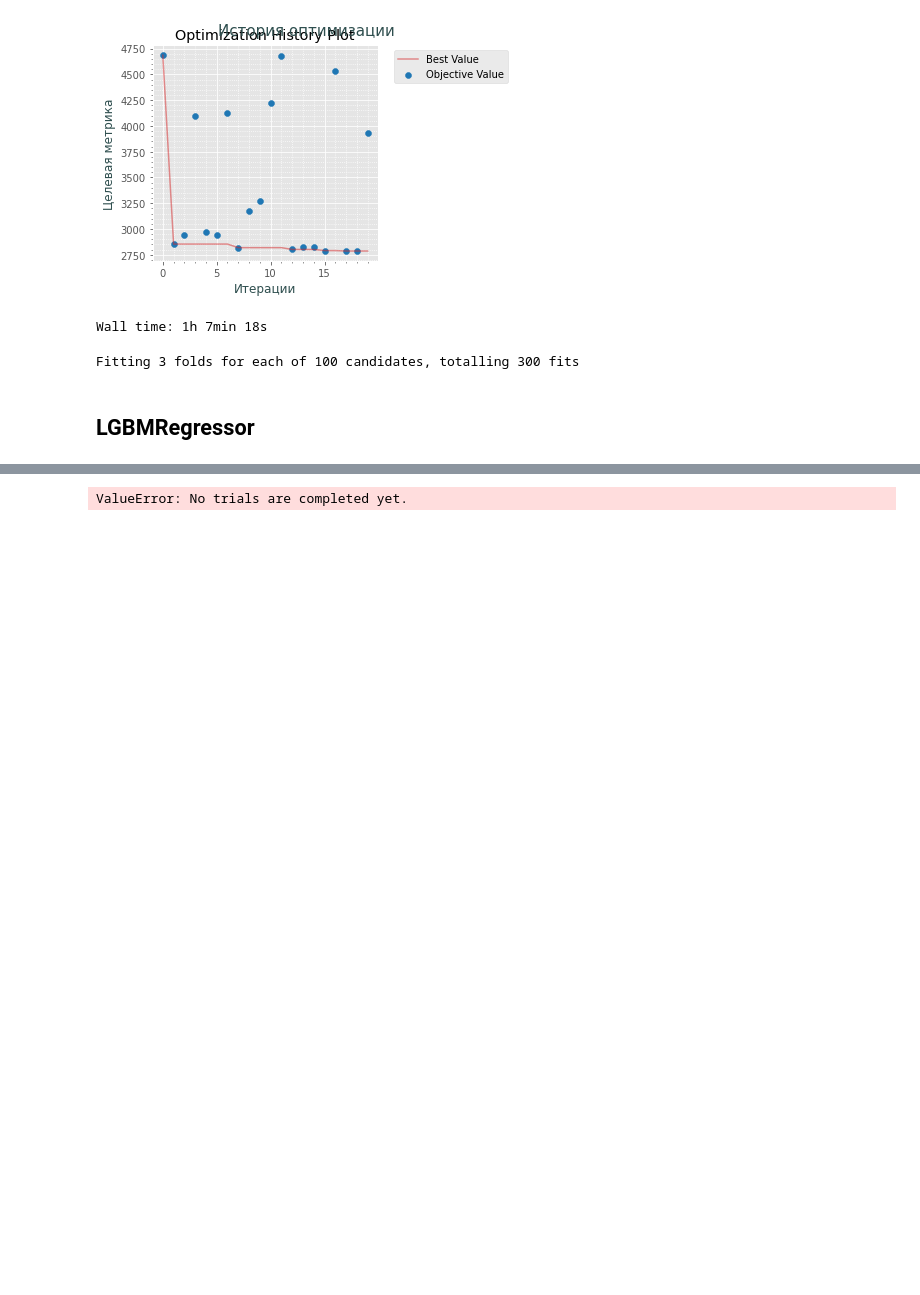
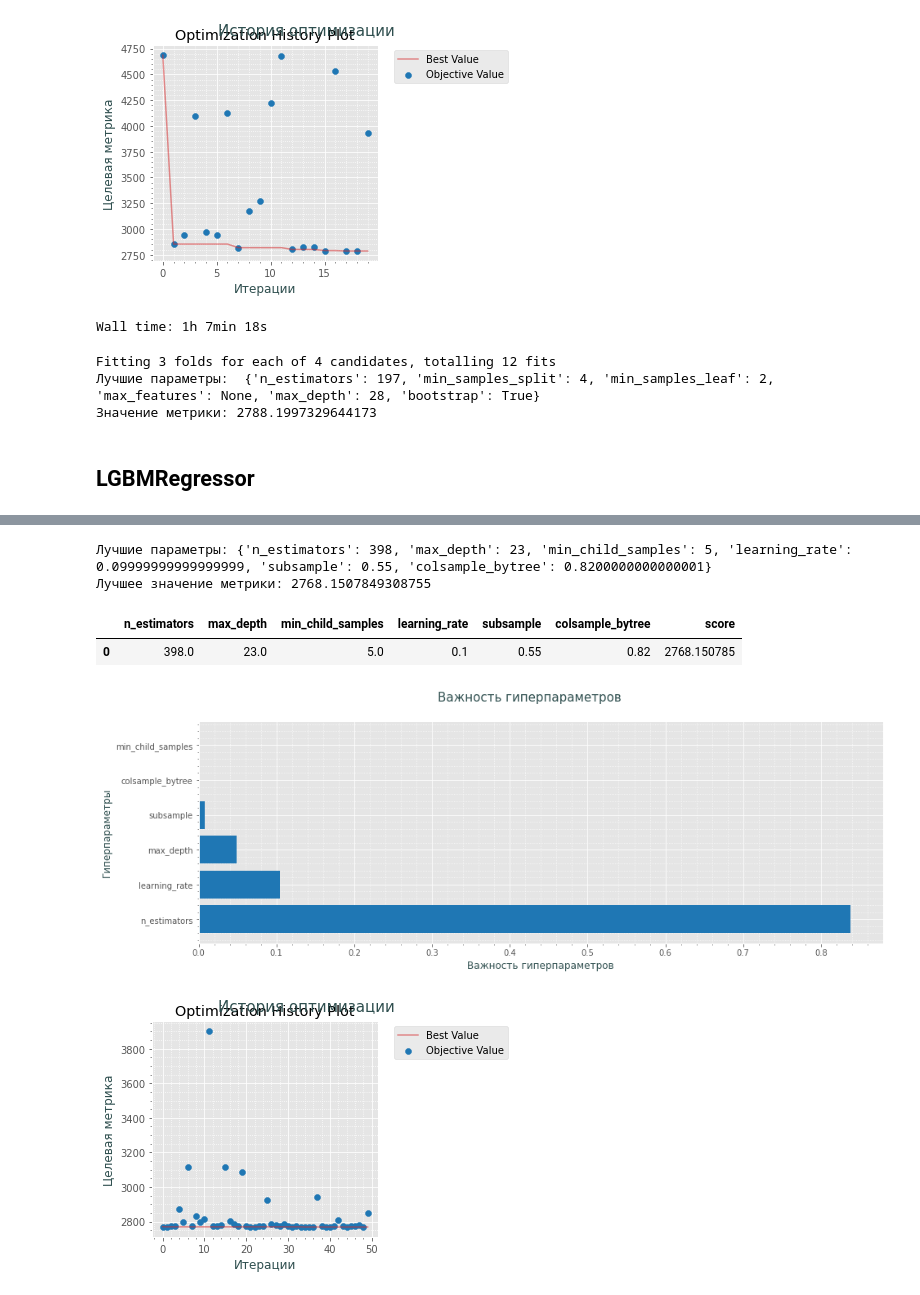
Before and after one commit to AndreySysa/car_price_prediction, a Jupyter notebook: Определение стоимости автомобиля по VIN.ipynb, the cells around one changed output, grey strips where cells are left out. Saved outputs shown, nothing was run; the diff lists cells and outputs as text; code cells hidden in the pictures; blank space fills up the shorter version.

```diff
--- a/Определение стоимости автомобиля по VIN.ipynb
+++ b/Определение стоимости автомобиля по VIN.ipynb
@@ -623,6 +669,7 @@ forest = RandomForestRegressor(n_estimators=study.best_params['n_estimators'],
 [figure]
 Wall time: 1h 7min 18s
 # %%
+%%time
 # Определение параметров для поиска
 param_dist = {
     'n_estimators': [int(x) for x in np.linspace(start=98, stop=417, num=30)],
@@ -632,16 +679,14 @@ param_dist = {
     'max_features': [None],
     'bootstrap': [True]
 }
-random_search.fit(features_train_ohe, target_train_ohe)
+
 # Создание объекта RandomForestRegressor
 rf = RandomForestRegressor(random_state=RANDOM, n_jobs=-1)
 
 # Создание объекта RandomizedSearchCV
 random_search = RandomizedSearchCV(estimator=rf, param_distributions=param_dist,
-                                   n_iter=10, cv=3, verbose=2,
+                                   n_iter=4, cv=3, verbose=2,
                                    random_state=RANDOM, n_jobs=-1)
-
-# Предположим, что features_train и target_train уже определены
 random_search.fit(features_train_ohe, target_train_ohe)
 
 # Вывод лучших параметров
@@ -655,10 +700,13 @@ cv_RMSE_RF = (cross_val_score(random_search.best_estimator_,
                                scoring='neg_mean_squared_error').mean() * -1) ** 0.5
 print('Значение метрики:', cv_RMSE_RF)
 # %% [output]
-Fitting 3 folds for each of 100 candidates, totalling 300 fits
+Fitting 3 folds for each of 4 candidates, totalling 12 fits
+Лучшие параметры:  {'n_estimators': 197, 'min_samples_split': 4, 'min_samples_leaf': 2, 'max_features': None, 'max_depth': 28, 'bootstrap': True}
+Значение метрики: 2788.1997329644173
 # %% [markdown]
 ## LGBMRegressor
 # %%
+%%time
 # Определение категориальных признаков
 categorical_features = ['wmi', 'restraint', 'model', 'engine', 'plant', 'year']
 # Преобразование категориальных признаков в числовые значения для обучающей выборки
@@ -755,5 +803,13 @@ plt.minorticks_on()
 plt.grid(which='minor',
          linestyle=':')
 plt.grid(True)
-plt.show()
+plt.show
+# Создание модели с наилучшими параметрами
+LGBMR = LGBMRegressor(n_estimators=study.best_params['n_estimators'],
+                           max_depth=study.best_params['max_depth'],
+                           min_child_samples=study.best_params['min_child_samples'],
+                           learning_rate=study.best_params['learning_rate'],
+                           subsample=study.best_params['subsample'],
+                           colsample_bytree=study.best_params['colsample_bytree'],
+                           random_state=RANDOM, n_jobs=-1)
 # %% [output]
@@ -777 +833,6 @@ plt.show()
-ValueError: No trials are completed yet.
+Лучшие параметры: {'n_estimators': 398, 'max_depth': 23, 'min_child_samples': 5, 'learning_rate': 0.09999999999999999, 'subsample': 0.55, 'colsample_bytree': 0.8200000000000001}
+Лучшее значение метрики: 2768.1507849308755
+|  | n_estimators | max_depth | min_child_samples | learning_rate | subsample | colsample_bytree | score |
+| 0 | 398.0 | 23.0 | 5.0 | 0.1 | 0.55 | 0.82 | 2768.150785 |
+[figure, added]
+[figure, added]
```
Also changed, not shown: parts of 29 cells of this notebook.
